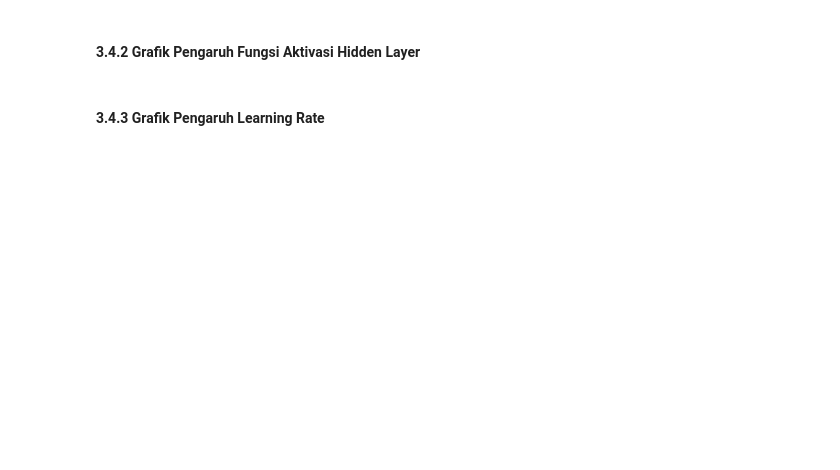
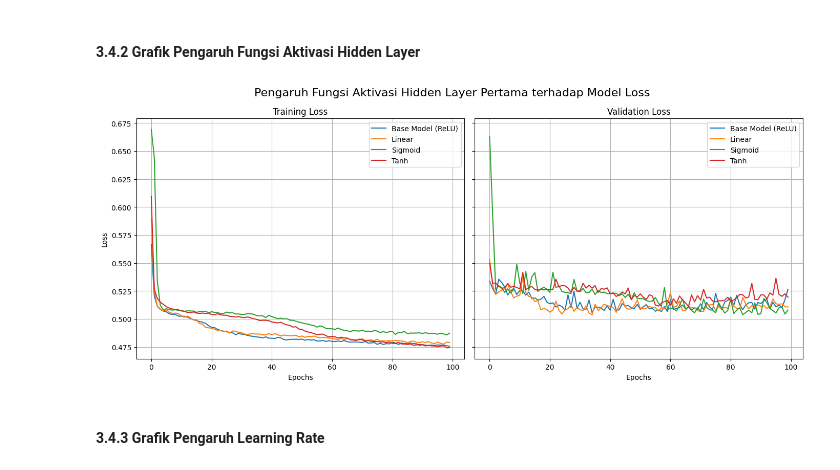
Before and after one commit to StefanMattew/MagangLearning-Tubes-IF3270, a Jupyter notebook: src/Pengujian.ipynb, the cells around one changed output. Saved outputs shown, nothing was run; the diff lists cells and outputs as text; code cells hidden in the pictures; blank space fills up the shorter version.

```diff
--- a/src/Pengujian.ipynb
+++ b/src/Pengujian.ipynb
@@ -951,4 +986,11 @@ Training sklearn MLP Model...
 # %% [markdown]
 #### 3.4.2 Grafik Pengaruh Fungsi Aktivasi Hidden Layer
+# %%
+histories_act = [history_base, history_act1, history_act2, history_act3]
+titles_act = ['Base Model (ReLU)', 'Linear', 'Sigmoid', 'Tanh']
+
+plot_loss(histories_act, titles_act, 'Pengaruh Fungsi Aktivasi Hidden Layer Pertama terhadap Model Loss')
+# %% [output]
+[figure, added]
 # %% [markdown]
 #### 3.4.3 Grafik Pengaruh Learning Rate
```
Also changed, not shown: parts of 18 cells of this notebook, 1 other file.
